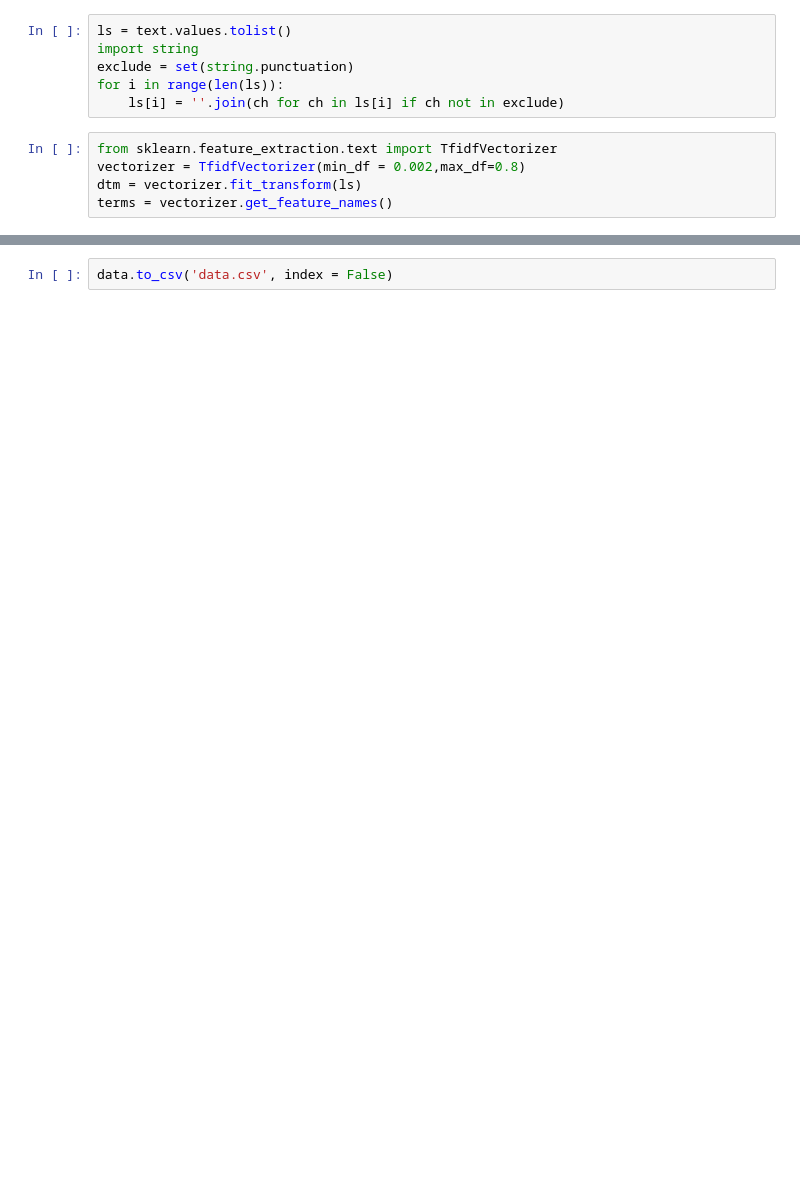
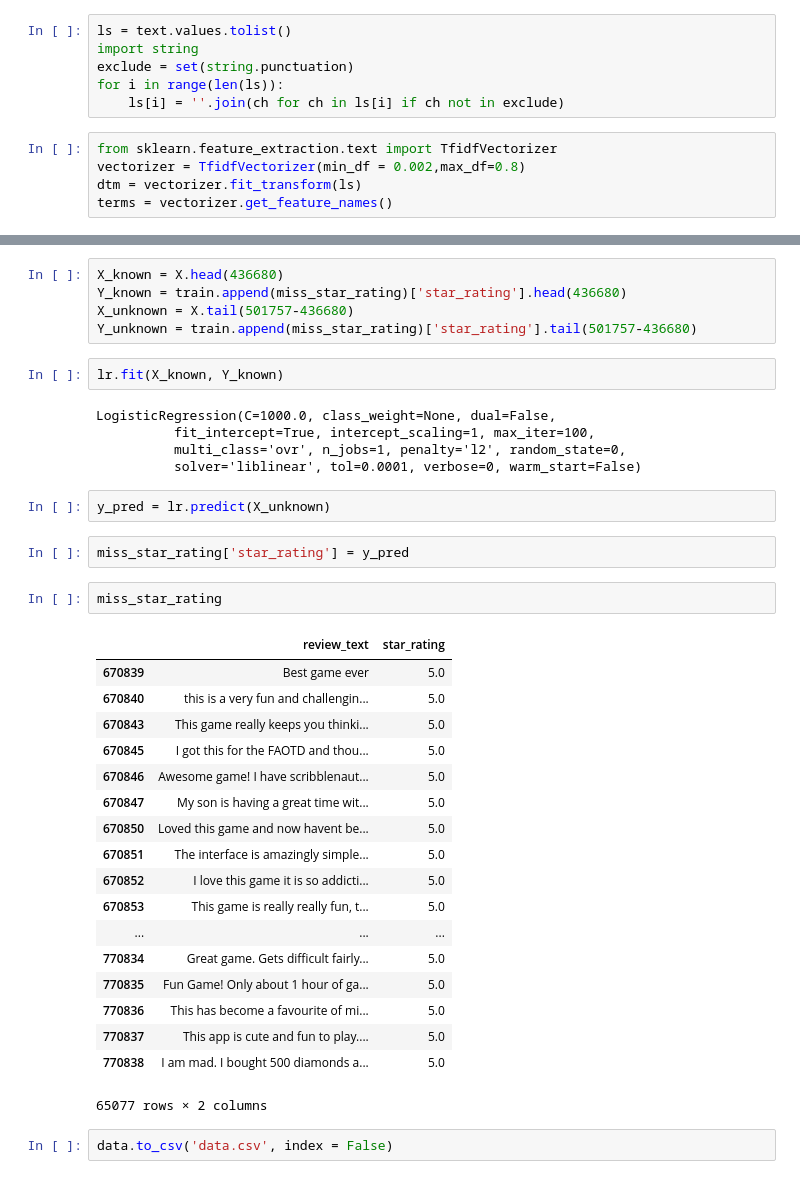
Before and after one commit to suils789/CS591-final-project, a Jupyter notebook: preprocessing.ipynb, the cells around one changed output, grey strips where cells are left out. Cells and saved outputs as stored; diff of their text form; blank space fills up the shorter version.

```diff
--- a/preprocessing.ipynb
+++ b/preprocessing.ipynb
@@ -193,2 +166,39 @@ Vt[important_words]
+# %%
+X_known = X.head(436680)
+Y_known = train.append(miss_star_rating)['star_rating'].head(436680)
+X_unknown = X.tail(501757-436680)
+Y_unknown = train.append(miss_star_rating)['star_rating'].tail(501757-436680)
+# %%
+lr.fit(X_known, Y_known)
+# %% [output]
+LogisticRegression(C=1000.0, class_weight=None, dual=False,
+          fit_intercept=True, intercept_scaling=1, max_iter=100,
+          multi_class='ovr', n_jobs=1, penalty='l2', random_state=0,
+          solver='liblinear', tol=0.0001, verbose=0, warm_start=False)
+# %%
+y_pred = lr.predict(X_unknown)
+# %%
+miss_star_rating['star_rating'] = y_pred
+# %%
+miss_star_rating
+# %% [output]
+|  | review_text | star_rating |
+| 670839 | Best game ever | 5.0 |
+| 670840 | this is a very fun and challengin... | 5.0 |
+| 670843 | This game really keeps you thinki... | 5.0 |
+| 670845 | I got this for the FAOTD and thou... | 5.0 |
+| 670846 | Awesome game! I have scribblenaut... | 5.0 |
+| 670847 | My son is having a great time wit... | 5.0 |
+| 670850 | Loved this game and now havent be... | 5.0 |
+| 670851 | The interface is amazingly simple... | 5.0 |
+| 670852 | I love this game it is so addicti... | 5.0 |
+| 670853 | This game is really really fun, t... | 5.0 |
+| ... | ... | ... |
+| 770834 | Great game. Gets difficult fairly... | 5.0 |
+| 770835 | Fun Game! Only about 1 hour of ga... | 5.0 |
+| 770836 | This has become a favourite of mi... | 5.0 |
+| 770837 | This app is cute and fun to play.... | 5.0 |
+| 770838 | I am mad. I bought 500 diamonds a... | 5.0 |
+65077 rows × 2 columns
 # %%
 data.to_csv('data.csv', index = False)
```
Also changed, not shown: parts of 26 cells of this notebook, 1 other file.
